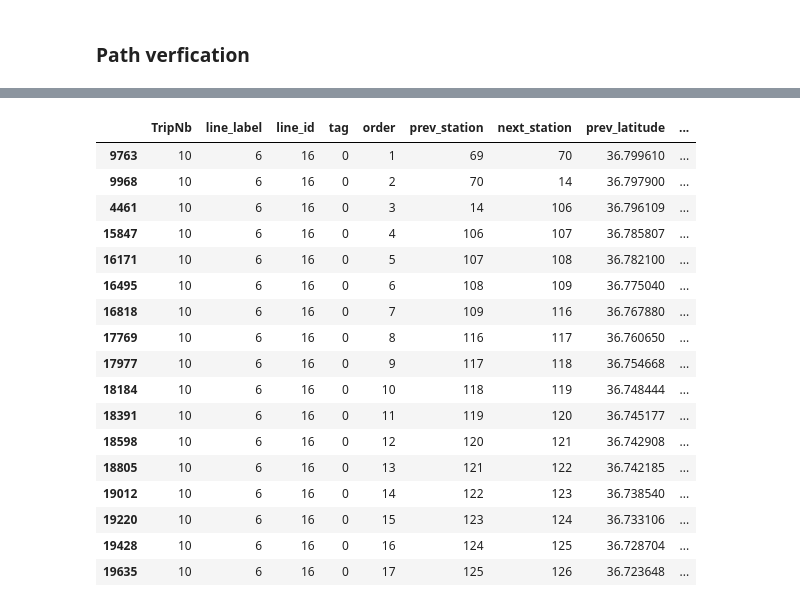
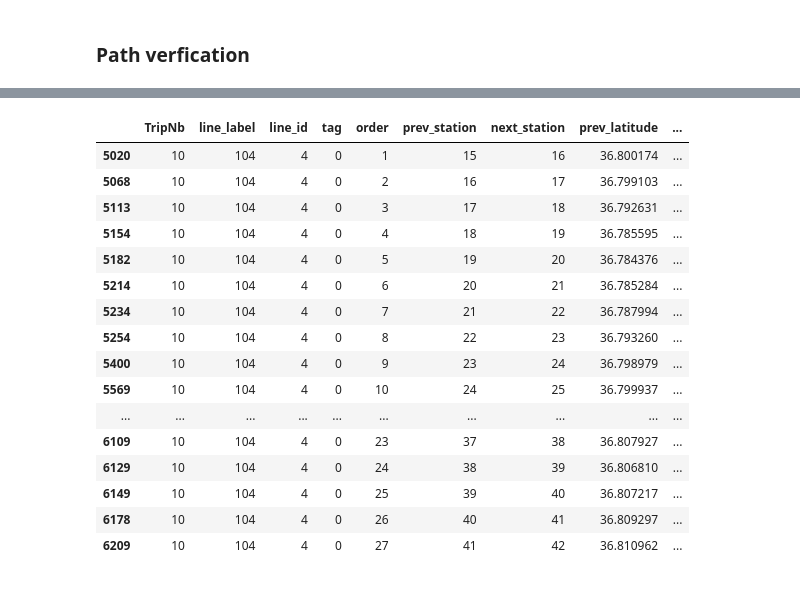
Before and after one commit to azizkastalli/transport_routing, a Jupyter notebook: dynamicGraph/graph.ipynb, the cells around one changed output, grey strips where cells are left out. Saved outputs shown, nothing was run; the diff lists cells and outputs as text; code cells hidden in the pictures.

```diff
--- a/dynamicGraph/graph.ipynb
+++ b/dynamicGraph/graph.ipynb
@@ -29,11 +11,3 @@ def haversine_affinity(x,y):
-# %%
-def str_time_to_int(ch):
-    ch = ch.split(':')
-    H  = int(ch[0])*60*60
-    M  = int(ch[1])*60
-    S  = int(ch[2])
-    Time = (H+M+S)%86400
-    return Time
 # %% [markdown]
 ### Import data
 # %%
@@ -206,21 +162,20 @@ haversine_affinity(target[1:], [36.797900, 10.186210])
 # %%
-timetable[(timetable.line_id == 16) & (timetable.TripNb == 10)]
+timetable[(timetable.line_id == 4) & (timetable.TripNb == 10)]
 # %% [output]
 |  | TripNb | line_label | line_id | tag | order | prev_station | next_station | prev_latitude | ... |
-| 9763 | 10 | 6 | 16 | 0 | 1 | 69 | 70 | 36.799610 | ... |
-| 9968 | 10 | 6 | 16 | 0 | 2 | 70 | 14 | 36.797900 | ... |
-| 4461 | 10 | 6 | 16 | 0 | 3 | 14 | 106 | 36.796109 | ... |
-| 15847 | 10 | 6 | 16 | 0 | 4 | 106 | 107 | 36.785807 | ... |
-| 16171 | 10 | 6 | 16 | 0 | 5 | 107 | 108 | 36.782100 | ... |
-| 16495 | 10 | 6 | 16 | 0 | 6 | 108 | 109 | 36.775040 | ... |
-| 16818 | 10 | 6 | 16 | 0 | 7 | 109 | 116 | 36.767880 | ... |
-| 17769 | 10 | 6 | 16 | 0 | 8 | 116 | 117 | 36.760650 | ... |
-| 17977 | 10 | 6 | 16 | 0 | 9 | 117 | 118 | 36.754668 | ... |
-| 18184 | 10 | 6 | 16 | 0 | 10 | 118 | 119 | 36.748444 | ... |
-| 18391 | 10 | 6 | 16 | 0 | 11 | 119 | 120 | 36.745177 | ... |
-| 18598 | 10 | 6 | 16 | 0 | 12 | 120 | 121 | 36.742908 | ... |
-| 18805 | 10 | 6 | 16 | 0 | 13 | 121 | 122 | 36.742185 | ... |
-| 19012 | 10 | 6 | 16 | 0 | 14 | 122 | 123 | 36.738540 | ... |
-| 19220 | 10 | 6 | 16 | 0 | 15 | 123 | 124 | 36.733106 | ... |
-| 19428 | 10 | 6 | 16 | 0 | 16 | 124 | 125 | 36.728704 | ... |
-| 19635 | 10 | 6 | 16 | 0 | 17 | 125 | 126 | 36.723648 | ... |
+| 5020 | 10 | 104 | 4 | 0 | 1 | 15 | 16 | 36.800174 | ... |
+| 5068 | 10 | 104 | 4 | 0 | 2 | 16 | 17 | 36.799103 | ... |
+| 5113 | 10 | 104 | 4 | 0 | 3 | 17 | 18 | 36.792631 | ... |
+| 5154 | 10 | 104 | 4 | 0 | 4 | 18 | 19 | 36.785595 | ... |
+| 5182 | 10 | 104 | 4 | 0 | 5 | 19 | 20 | 36.784376 | ... |
+| 5214 | 10 | 104 | 4 | 0 | 6 | 20 | 21 | 36.785284 | ... |
+| 5234 | 10 | 104 | 4 | 0 | 7 | 21 | 22 | 36.787994 | ... |
+| 5254 | 10 | 104 | 4 | 0 | 8 | 22 | 23 | 36.793260 | ... |
+| 5400 | 10 | 104 | 4 | 0 | 9 | 23 | 24 | 36.798979 | ... |
+| 5569 | 10 | 104 | 4 | 0 | 10 | 24 | 25 | 36.799937 | ... |
+| ... | ... | ... | ... | ... | ... | ... | ... | ... | ... |
+| 6109 | 10 | 104 | 4 | 0 | 23 | 37 | 38 | 36.807927 | ... |
+| 6129 | 10 | 104 | 4 | 0 | 24 | 38 | 39 | 36.806810 | ... |
+| 6149 | 10 | 104 | 4 | 0 | 25 | 39 | 40 | 36.807217 | ... |
+| 6178 | 10 | 104 | 4 | 0 | 26 | 40 | 41 | 36.809297 | ... |
+| 6209 | 10 | 104 | 4 | 0 | 27 | 41 | 42 | 36.810962 | ... |
```
Also changed, not shown: parts of 14 cells of this notebook, 5 other files.
